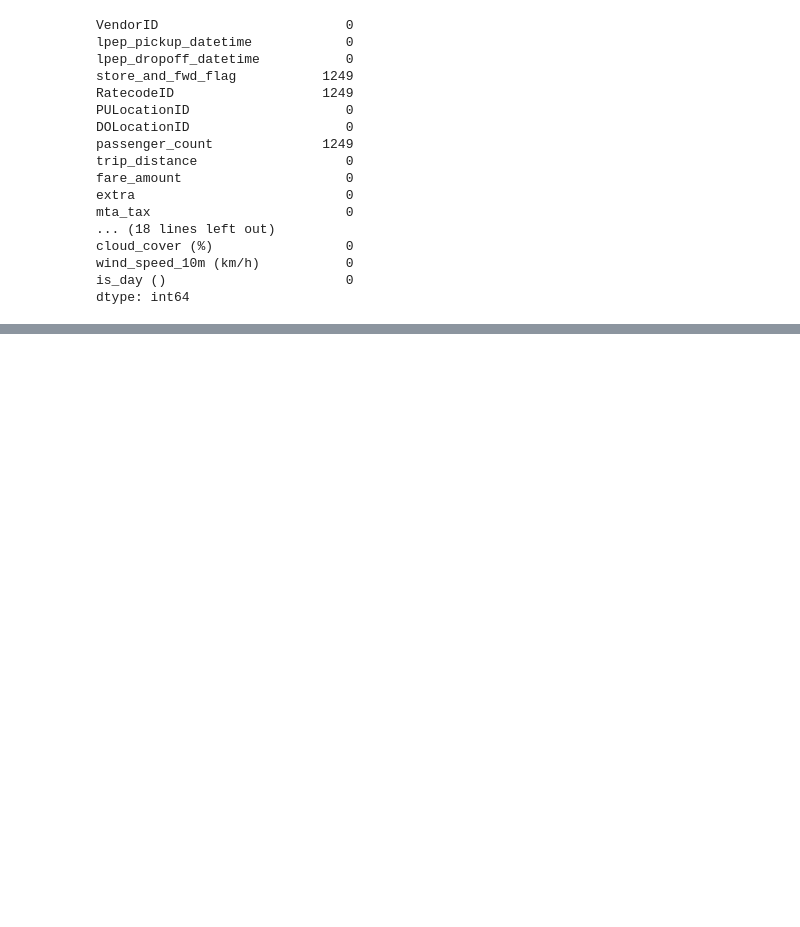
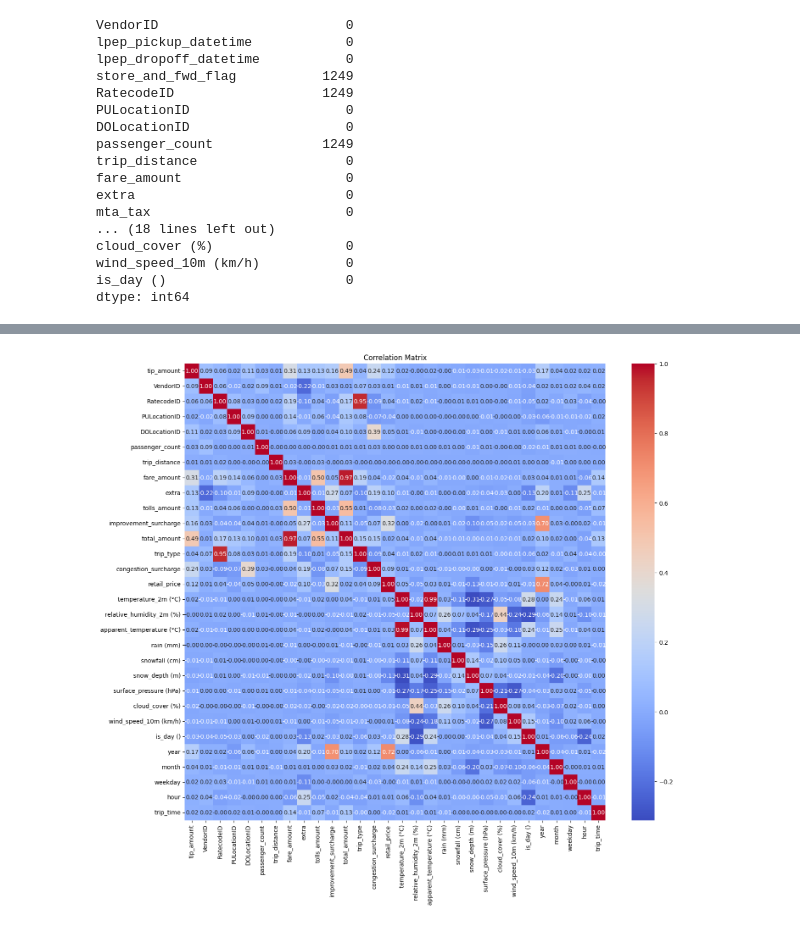
Before and after one commit to mklimek001/data-exploration, a Jupyter notebook: merge_nyc_with_weather_and_oil_prices.ipynb, the cells around one changed output, grey strips where cells are left out. Cells and saved outputs as stored; diff of their text form; code cells hidden in the pictures; blank space fills up the shorter version.

```diff
--- a/merge_nyc_with_weather_and_oil_prices.ipynb
+++ b/merge_nyc_with_weather_and_oil_prices.ipynb
@@ -277,0 +393,6 @@ memory usage: 1.5+ MB
+# %%
+green_sample_df['year'] = green_sample_df['lpep_pickup_datetime'].dt.year
+green_sample_df['month'] = green_sample_df['lpep_pickup_datetime'].dt.month
+green_sample_df['weekday'] = green_sample_df['lpep_pickup_datetime'].dt.weekday
+green_sample_df['hour'] = green_sample_df['lpep_pickup_datetime'].dt.hour
+green_sample_df
@@ -277,0 +433,3 @@ memory usage: 1.5+ MB
+# %%
+green_sample_df['trip_time'] = green_sample_df['lpep_dropoff_datetime'] - green_sample_df['lpep_pickup_datetime']
+green_sample_df
@@ -277,0 +452,6 @@ memory usage: 1.5+ MB
+# %%
+def timedelta_to_seconds(td):
+    return td.total_seconds()
+
+green_sample_df['trip_time'] = green_sample_df['trip_time'].apply(timedelta_to_seconds)
+green_sample_df
@@ -277,0 +472,9 @@ memory usage: 1.5+ MB
+# %%
+correlation_matrix = green_sample_df.corr()
+
+plt.figure(figsize=(16, 14))
+sns.heatmap(correlation_matrix, annot=True, cmap='coolwarm', fmt=".2f", annot_kws={"size": 10})
+plt.title('Correlation Matrix')
+plt.show()
+# %% [output]
+[figure, added]
```
Also changed, not shown: parts of 31 cells of this notebook.
